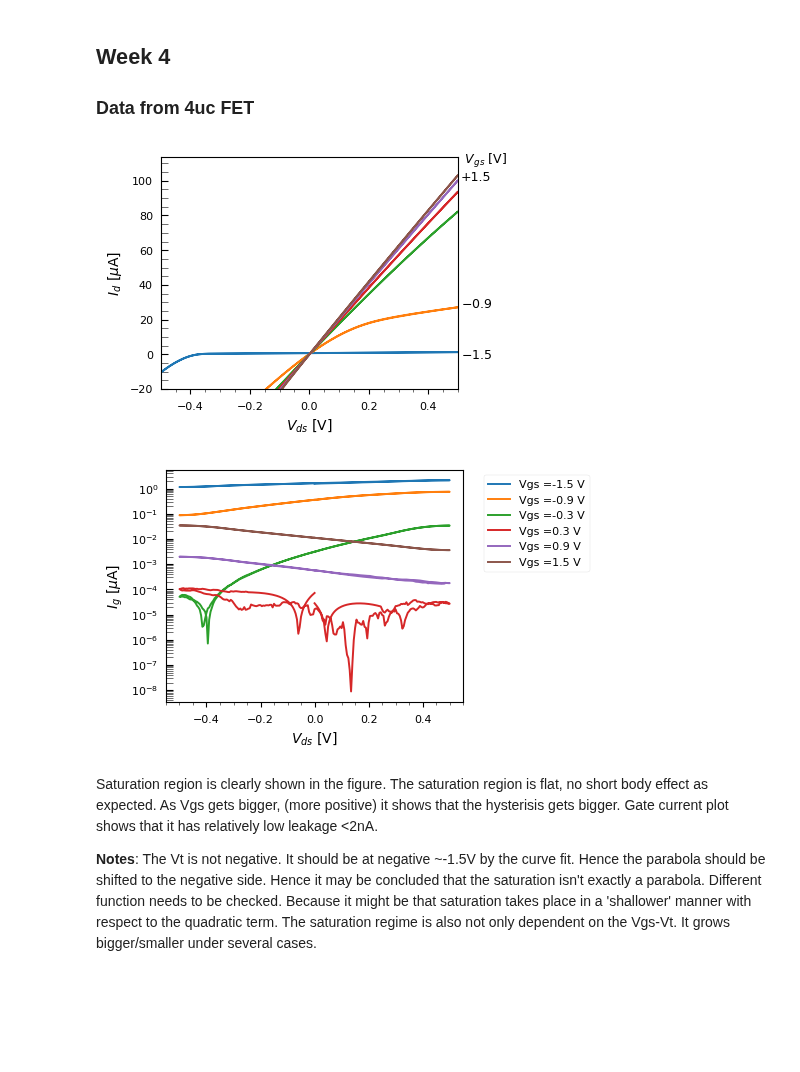
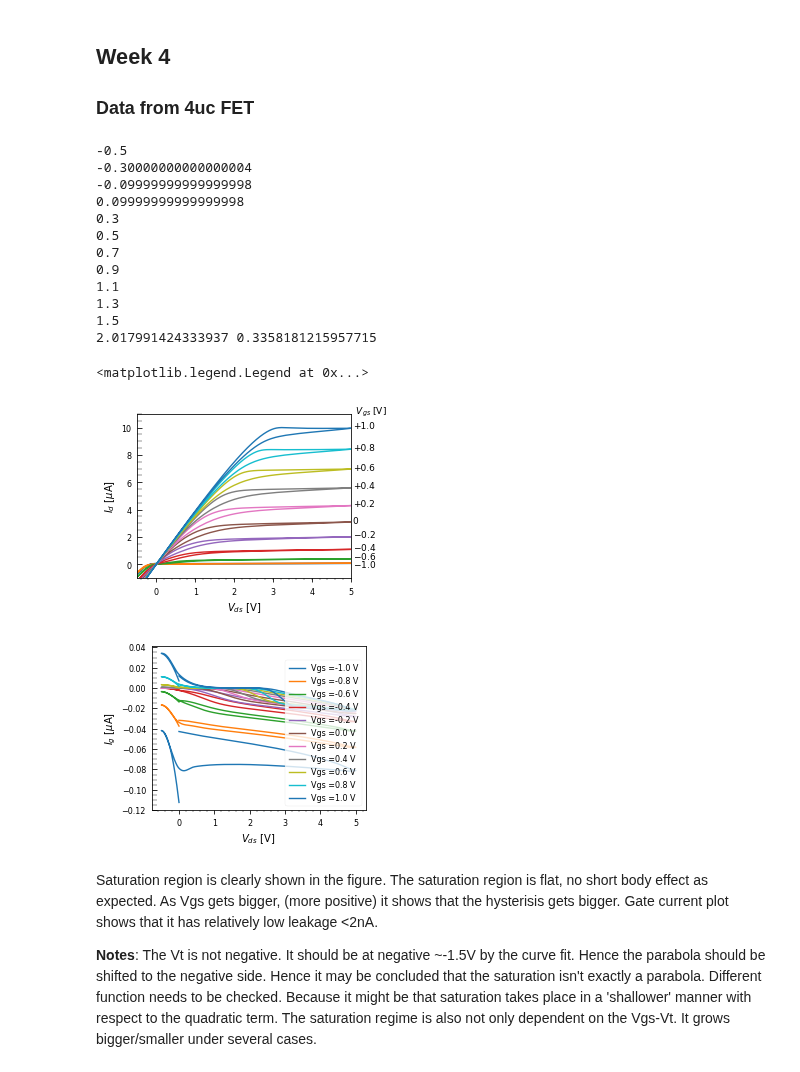
Before and after one commit to prabowobagas/Jupyter-Notebook-Thesis, a Jupyter notebook: Weekly Journal.ipynb, the cells around one changed output. Drawn from its saved outputs; the diff is of its cells as text; code cells hidden in the pictures; blank space fills up the shorter version.

```diff
--- a/Weekly Journal.ipynb
+++ b/Weekly Journal.ipynb
@@ -256,11 +256,10 @@ data_width = 606
 
 dataparsing(input_file, output_file, data_width)
 # %%
-# Vds variable plotter
-# %matplotlib notebook
+
 def wrapper_vds(dataframe):
     dataframe.drop('Unnamed: 5', axis=1,inplace=True)
-    dataframe.columns = ['time','Vgs','Vds','Igs','Ids']
+    dataframe.columns = ['time','Vgs','Vds','Ids','Igs']
     return dataframe
 
 def new_range(start,end,step):
@@ -284,6 +283,8 @@ def plus_string(number):
         x = '$-$' + str(round(abs(number), 2))
     elif number > 0:
         x = '+' + str(round(number, 2))
+    elif number == 0:
+        x = 0
     return x
 
 fig1 = plt.figure(1)
@@ -296,77 +297,91 @@ ax2 = fig2.add_subplot(1, 1, 1)
 # ax3 = fig2.add_subplot(1, 1, 1)
 
 V_sat_data = []
-for i in new_range(1, 31, 6):    # set number of data here:
+for i in new_range(1, 21, 2):    # set number of data here: max # 36
 
     # df1 = pd.read_csv('Data\\dev15\\dev15_vsd\\dev15_dataset'+str(i)+'.txt',sep='\t',skiprows = [0,1,2])
-    df2 = pd.read_csv('Data\\4_uc_new device\\dev16\\Dev16_LowT_Vds_sweep\\dev16_dataset'+str(i)+'.txt',sep='\t',skiprows = [0,1,2])
-
+    df2 = pd.read_csv('Data\\4_uc_new device\\dev16\\Dev16_RoomT_Vds_sweep\\dev16_dataset'+str(i)+'.txt',sep='\t',skiprows = [0,1,2])
     # df_wrap1 = wrapper_vds(df1)
     df_wrap2 = wrapper_vds(df2)
 
-    Vgs = -1.5 + (0.1*i-0.1)
+    Vgs = round(-1 + (0.1*i-0.1),2)
+
     Ids_list = df_wrap2['Ids'] # Still in ampere
     Vds_list = df_wrap2['Vds']
-    V_sat_index = find_nearest(Vds_list[1:1200], Vgs+1.8)
-    V_sat_data.append((Vds_list[V_sat_index], Ids_list[V_sat_index]/10**(-6)))
+    V_sat_index = find_nearest(Vds_list[1:800], Vgs+1.5)  #Second argument is Vgs-Vt
+    print(Vgs+0.5)
+    V_sat_data.append((Vds_list[V_sat_index], Ids_list[V_sat_index]/10**(-6), Vgs))
 
     Igs_smooth = savgol_filter(df_wrap2['Igs'],99,3)  # Filter out noise with savgol filter
+    # plt.plot(df_wrap1['Vds'], df_wrap1['Ids']/(10)**(-6), label = 'Vgs ='+str((i*-100)+100)+'mV',linestyle = 'dashed')
     ax.plot(df_wrap2['Vds'], df_wrap2['Ids']/(10)**(-6), label = 'Vgs ='+str(round(Vgs,2))+' V')
-    if -1.1 <= Vgs <= -0.5:
-        ax.text(0.5+0.01, Ids_list[303]/(10)**(-6), plus_string(Vgs),  withdash=False, fontsize=9)
-    elif Vgs >= 1.5:
-        ax.text(0.5+0.01, Ids_list[303]/(10)**(-6), plus_string(Vgs),  withdash=False, fontsize=9)
-    elif Vgs <= -1.5:
-        ax.text(0.5+0.01, Ids_list[303]/(10)**(-6) -3.5, plus_string(Vgs),  withdash=False, fontsize=9)
-    ax2.semilogy(df_wrap2['Vds'], abs(Igs_smooth/(10**(-6))), label = 'Vgs ='+str(round(Vgs,2))+' V') # Ig is in micro-amps
+    if Vgs >= -0.6:
+        ax.text(5+0.05, Ids_list[500]/(10)**(-6) , plus_string(Vgs), withdash=False, fontsize=9)
+    elif Vgs == -1:
+        ax.text(5+0.05, Ids_list[100]/(10)**(-6) -0.25, plus_string(Vgs), withdash=False, fontsize=9)
+
+    ax2.plot(df_wrap2['Vds'], Igs_smooth/(10**(-6)), label = 'Vgs ='+str(round(Vgs,2))+' V') # Ig is in micro-amps
 
 
 
-# Vds_tuple, Ids_tuple = zip(*V_sat_data)
-# popt, pcov = curve_fit(quadratic_fitting, Vds_tuple, Ids_tuple)
-# print(popt)
-# Vds_new = np.linspace(popt[1], 5, num = 100, endpoint=True)
-# Ids_new = quadratic_fitting(Vds_new, *popt)
-# # ax.plot(Vds_tuple,Ids_tuple)
+Vds_tuple, Ids_tuple, Vgs_tuple = zip(*V_sat_data)
+popt, pcov = curve_fit(quadratic_fitting, Vds_tuple, Ids_tuple)
+Vds_new = np.linspace(popt[1], 5, num = 100, endpoint=True)
+Ids_new = quadratic_fitting(Vds_new, *popt)
+print(*popt)
+# ax.plot(Vds_tuple,Ids_tuple)
 # ax.plot(Vds_new, Ids_new)
 # ax.scatter(Vds_tuple, Ids_tuple)
 
 
 ## Plot setting for fig1 (Id vs Vds)
 # ax.set_title('100$\mu m^2$ Gate Area')
 ax.set_xlabel('$V_{ds}$ [V]', fontsize=10)
 ax.set_ylabel('$I_{d}$ [$\mu$A]', fontsize=10)
 # ax.legend(bbox_to_anchor=(1.05, 1), loc=2)
-ax.set_xlim(-0.5, 0.5)
-ax.set_ylim(-20,)
 
 ax.minorticks_on()
 ax.tick_params(axis = 'y', which = 'both', length=5, direction='in')
 ax.tick_params(axis = 'both', which = 'minor', labelsize = 9)
-ax.text(0.5+0.01, 110, ' $V_{gs}$ [V]',  withdash=False, fontsize=9) # Vgs label is set manually
+ax.text(5+0.05, 11, ' $V_{gs}$ [V]',  withdash=False, fontsize=9) # Vgs label is set manually
+ax.set_xlim(-0.5, 5)
+ax.set_ylim(-1,11)
 fig1.set_size_inches(plot_width*1.1, plot_height*1.4)
-# fig1.savefig('Figures\\Dev16_LowT_Vds_sweep-Ids.pdf', format='pdf', bbox_inches='tight')
+# fig1.savefig('Figures\\Dev16_batch2_Vds_sweep-Ids_With_Vdsat.pdf', format='pdf', bbox_inches='tight')
 
 
 ## plot setting for fig2 (Ig vs Vds)
 ax2.legend(prop={'size': 8}, loc=1, bbox_to_anchor=(1,1), bbox_transform=ax2.transAxes)
 # ax2.set_title('100$\mu m^2$ Gate Area')
 ax2.set_xlabel('$V_{ds}$ [V]', fontsize=10)
 ax2.set_ylabel('$I_{g}$ [$\mu$A]', fontsize=10)
 ax2.minorticks_on()
-# ax2.set_ylim(-0.001,0.001)
 ax2.tick_params(axis = 'y', which = 'both', length=5, direction='in')
-ax2.legend(bbox_to_anchor=(1.05, 1), loc=2)
-
 ax2.tick_params(axis = 'both', which = 'minor', labelsize = 9)
 fig2.set_size_inches(plot_width*1.1, plot_height*1.4)
+ax2.legend(loc=4)
 
-# fig2.savefig('Figures\\Dev16_LowT_Vds_sweep-Igs.pdf', format='pdf', bbox_inches='tight')
+# ax2.set_ylim(-0.01, 0.01)
+# ax2.set_xlim(-0.5, 5)
+# fig2.savefig('Figures\\Dev16_batch2_Vds_sweep-Igs.pdf', format='pdf', bbox_inches='tight')
 
 # Fig 3 setting
 # %% [output]
+-0.5
+-0.30000000000000004
+-0.09999999999999998
+0.09999999999999998
+0.3
+0.5
+0.7
+0.9
+1.1
+1.3
+1.5
+2.017991424333937 0.3358181215957715
+<matplotlib.legend.Legend at 0x...>
-[figure, old version]
+[figure, new version]
-[figure, old version]
+[figure, new version]
 # %% [markdown]
 Saturation region is clearly shown in the figure. The saturation region is flat, no short body effect as expected. As Vgs gets bigger, (more positive) it shows that the hysterisis gets bigger. Gate current plot shows that it has relatively low leakage <2nA.
 
```
Also changed, not shown: parts of 1 cell of this notebook, 3 other files.
